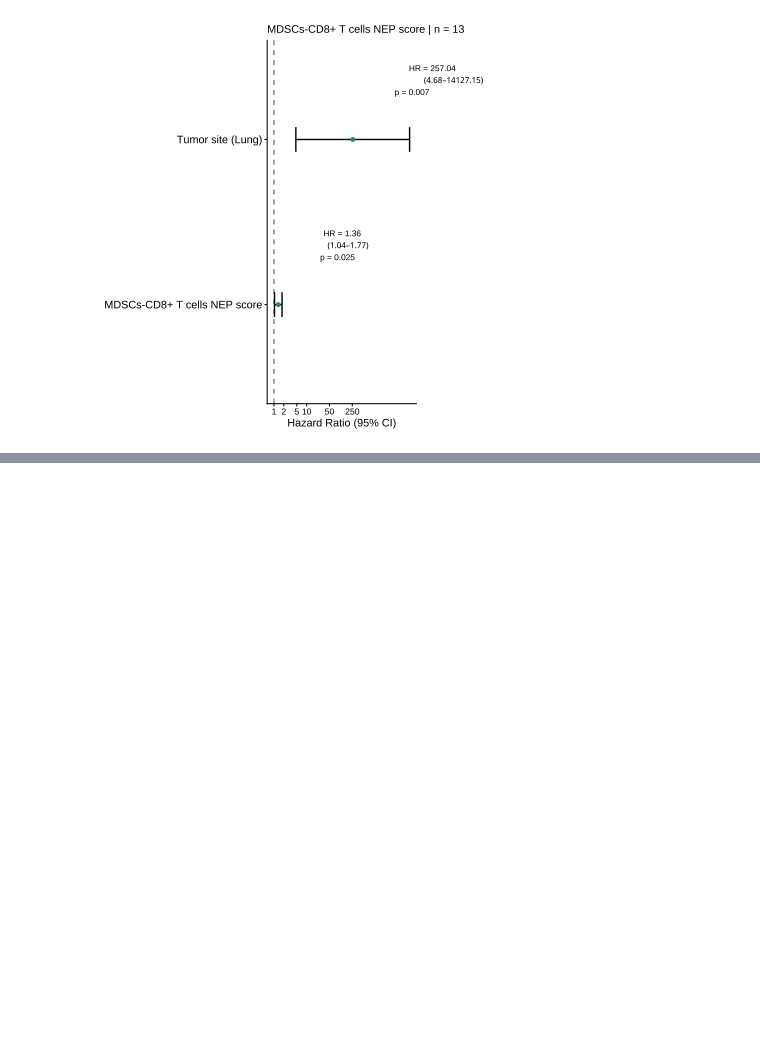
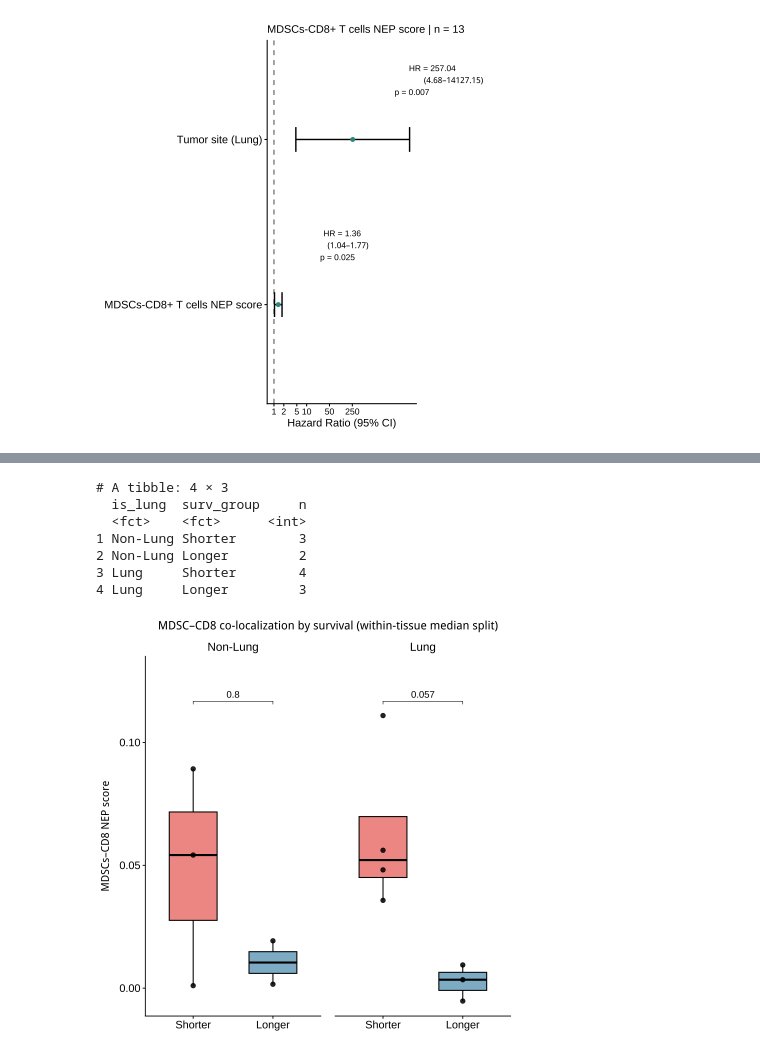
Before and after one commit to SchapiroLabor/NUT_spatial, a Jupyter notebook: figures/figure_6_R.ipynb, the cells around one changed output, grey strips where cells are left out. Cells and saved outputs as stored; diff of their text form; code cells hidden in the pictures; blank space fills up the shorter version.

Commit message:
new survival plots and forest plots analysis

```diff
--- a/figures/figure_6_R.ipynb
+++ b/figures/figure_6_R.ipynb
@@ -115,9 +116,9 @@ survival_df <- celltype_metadata %>%
     select(patient_ID, tumor_site, survival_time_months) %>%
     distinct() %>%
     mutate(event = ifelse(patient_ID == "NUT_1", 0, 1),
-        tumor_site = factor(tumor_site, levels = c("Lung", "Head and Neck", "Extrahepatic")),
+        tumor_site = factor(tumor_site, levels = c("Lung", "Head and Neck", "Abdomen")),
     patient_ID = factor(patient_ID, levels = patient_ID_order),
-    is_lung = ifelse(tumor_site == "Lung", "Lung", "Head and Neck/Extrahepatic"),
+    is_lung = ifelse(tumor_site == "Lung", "Lung", "Head and Neck/Abdomen"),
         event = as.numeric(event),
         survival_time_months = as.numeric(survival_time_months)
       )
@@ -893,0 +817,67 @@ A tibble: 13 × 5
+# %%
+library(dplyr)
+library(ggplot2)
+library(ggbeeswarm)
+library(ggpubr)
+
+plot_df <- all_factors %>%
+  filter(!is.na(`MDSCs-CD8_score`)) %>%          # drops NUT_6 (NA score)
+  group_by(is_lung) %>%
+  mutate(
+    med_surv = median(survival_time_months, na.rm = TRUE),
+    surv_group = factor(
+      ifelse(survival_time_months > med_surv, "Longer", "Shorter"),
+      levels = c("Shorter", "Longer")
+    )
+  ) %>%
+  ungroup()
+
+# --- diagnostics: group sizes per facet (check before trusting p) ---
+plot_df %>% count(is_lung, surv_group) %>% print()
+
+grp_palette <- c("Shorter" = "#E74C3C", "Longer" = "#2E86AB")
+
+p <- ggplot(plot_df, aes(x = surv_group, y = `MDSCs-CD8_score`, fill = surv_group)) +
+  geom_boxplot(outlier.shape = NA, width = 0.6, alpha = 0.6, colour = "black") +
+  geom_beeswarm(cex = 3, size = 2.2, alpha = 0.85, colour = "black") +
+  stat_compare_means(
+    method = "wilcox.test",
+    comparisons = list(c("Shorter", "Longer")),
+    label = "p.format",
+    tip.length = 0.01, size = 4
+  ) +
+  facet_wrap(~ is_lung) +
+  scale_fill_manual(values = grp_palette) +
+  labs(
+    x = NULL,
+    y = "MDSCs–CD8 NEP score",
+    title = "MDSC–CD8 co-localization by survival (within-tissue median split)"
+  ) +
+  theme_classic(base_size = 13) +
+  theme(
+    legend.position  = "none",
+    strip.background = element_blank(),
+    strip.text       = element_text(size = 14, colour = "black"),
+    panel.spacing    = unit(1.2, "lines"),
+    axis.text.x      = element_text(size = 13, colour = "black"),
+    axis.text.y      = element_text(size = 13, colour = "black"),
+    axis.title.y     = element_text(size = 13, colour = "black", margin = margin(r = 10)),
+    axis.line        = element_line(linewidth = 0.5, colour = "black"),
+    axis.ticks       = element_line(linewidth = 0.5, colour = "black"),
+    plot.title       = element_text(size = 14, hjust = 0.5)
+  ) +
+  scale_y_continuous(expand = expansion(mult = c(0.05, 0.15)))
+
+p
+
+# ggsave(file.path(results_dir, "MDSC_CD8_by_survival_per_tissue.pdf"),
+#        plot = p, width = 7, height = 5, dpi = 300, bg = "white")
+# %% [output]
+# A tibble: 4 × 3
+  is_lung  surv_group     n
+  <fct>    <fct>      <int>
+1 Non-Lung Shorter        3
+2 Non-Lung Longer         2
+3 Lung     Shorter        4
+4 Lung     Longer         3
+[figure, added]
```
Also changed, not shown: parts of 18 cells of this notebook, 15 other files.
